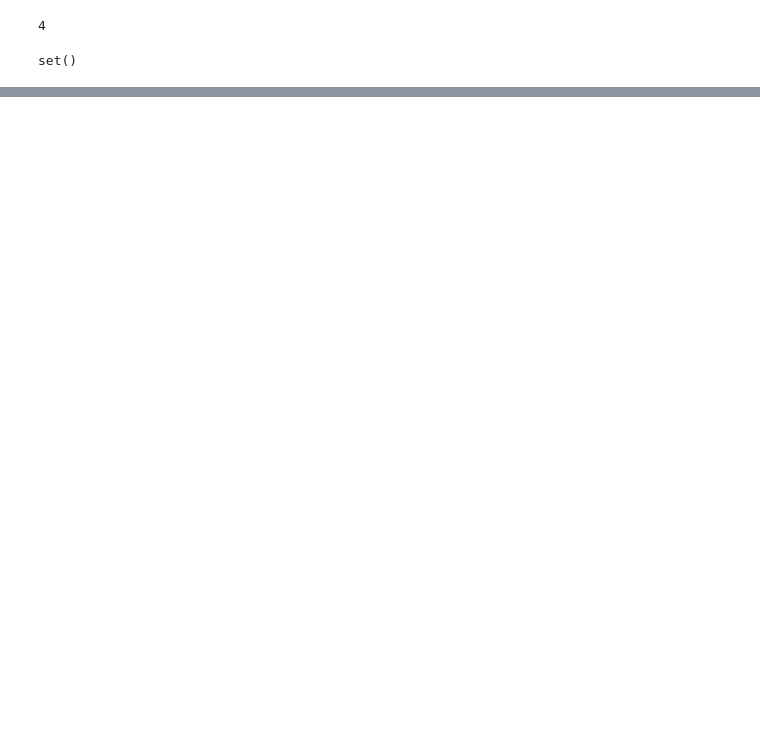
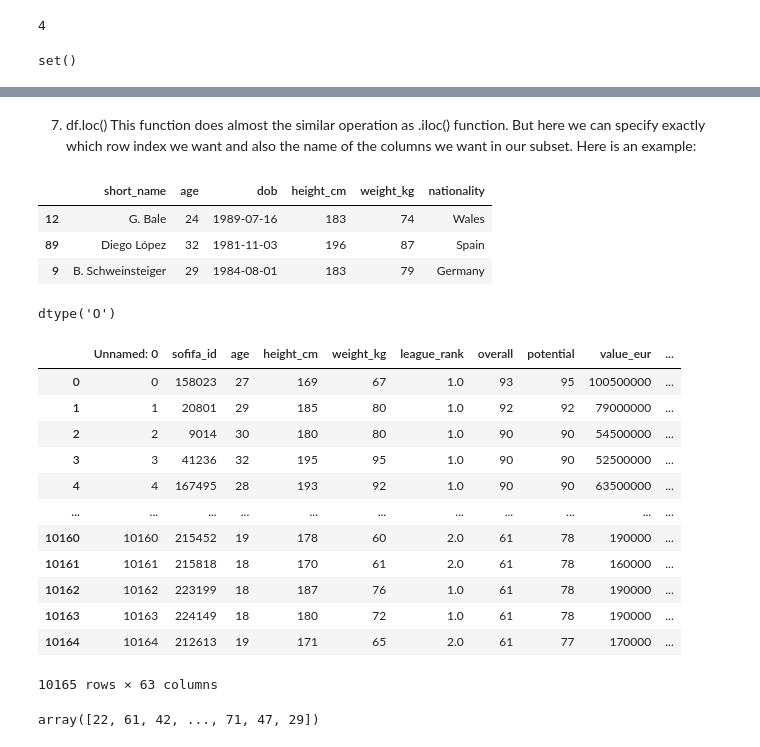
Before and after one commit to MohitKumarMandhre/For_SQL, a Jupyter notebook: practice/python/prac_countries.ipynb, the cells around one changed output, grey strips where cells are left out. Drawn from its saved outputs; the diff is of its cells as text; code cells hidden in the pictures; blank space fills up the shorter version.

Commit message:
added content on 28/12 sql

```diff
--- a/practice/python/prac_countries.ipynb
+++ b/practice/python/prac_countries.ipynb
@@ -319,0 +560,3 @@ set()
+# %%
+df = pd.read_csv('/content/fifa.csv')
+df.head()
@@ -319,0 +633,41 @@ set()
+# %% [markdown]
+7. df.loc()
+This function does almost the similar operation as .iloc() function. But here we can specify exactly which row index we want and also the name of the columns we want in our subset. Here is an example:
+# %%
+df.loc[[12, 89, 9],['short_name', 'age', 'dob', 'height_cm', 'weight_kg', 'nationality']]
+# %% [output]
+|  | short_name | age | dob | height_cm | weight_kg | nationality |
+| 12 | G. Bale | 24 | 1989-07-16 | 183 | 74 | Wales |
+| 89 | Diego López | 32 | 1981-11-03 | 196 | 87 | Spain |
+| 9 | B. Schweinsteiger | 29 | 1984-08-01 | 183 | 79 | Germany |
+# %%
+# print( df.dtypes, type(df.dtypes) )
+s = df.dtypes
+s.tail()
+df['nationality'].dtypes
+# %% [output]
+dtype('O')
+# %%
+# df.select_dtypes(include='O')
+# df.select_dtypes(include='int64')
+# df.select_dtypes(include='float64')
+df.select_dtypes(exclude='O')
+# %% [output]
+|  | Unnamed: 0 | sofifa_id | age | height_cm | weight_kg | league_rank | overall | potential | value_eur | ... |
+| 0 | 0 | 158023 | 27 | 169 | 67 | 1.0 | 93 | 95 | 100500000 | ... |
+| 1 | 1 | 20801 | 29 | 185 | 80 | 1.0 | 92 | 92 | 79000000 | ... |
+| 2 | 2 | 9014 | 30 | 180 | 80 | 1.0 | 90 | 90 | 54500000 | ... |
+| 3 | 3 | 41236 | 32 | 195 | 95 | 1.0 | 90 | 90 | 52500000 | ... |
+| 4 | 4 | 167495 | 28 | 193 | 92 | 1.0 | 90 | 90 | 63500000 | ... |
+| ... | ... | ... | ... | ... | ... | ... | ... | ... | ... | ... |
+| 10160 | 10160 | 215452 | 19 | 178 | 60 | 2.0 | 61 | 78 | 190000 | ... |
+| 10161 | 10161 | 215818 | 18 | 170 | 61 | 2.0 | 61 | 78 | 160000 | ... |
+| 10162 | 10162 | 223199 | 18 | 187 | 76 | 1.0 | 61 | 78 | 190000 | ... |
+| 10163 | 10163 | 224149 | 18 | 180 | 72 | 1.0 | 61 | 78 | 190000 | ... |
+| 10164 | 10164 | 212613 | 19 | 171 | 65 | 2.0 | 61 | 77 | 170000 | ... |
+10165 rows × 63 columns
+# %%
+rand_col = np.random.randint( 100, size=len( df))
+rand_col
+# %% [output]
+array([22, 61, 42, ..., 71, 47, 29])
```
Also changed, not shown: parts of 59 cells of this notebook, 7 other files.
